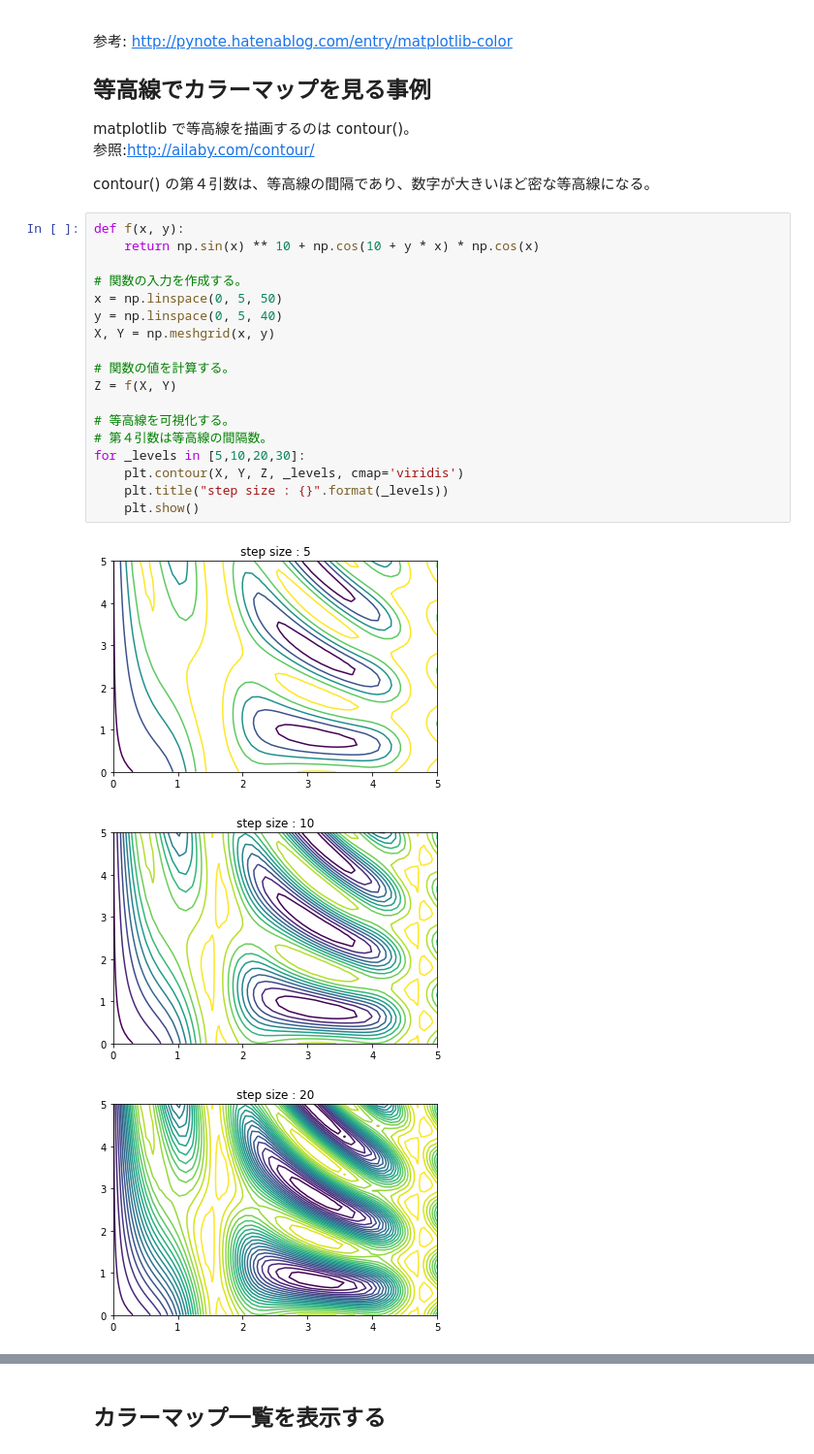
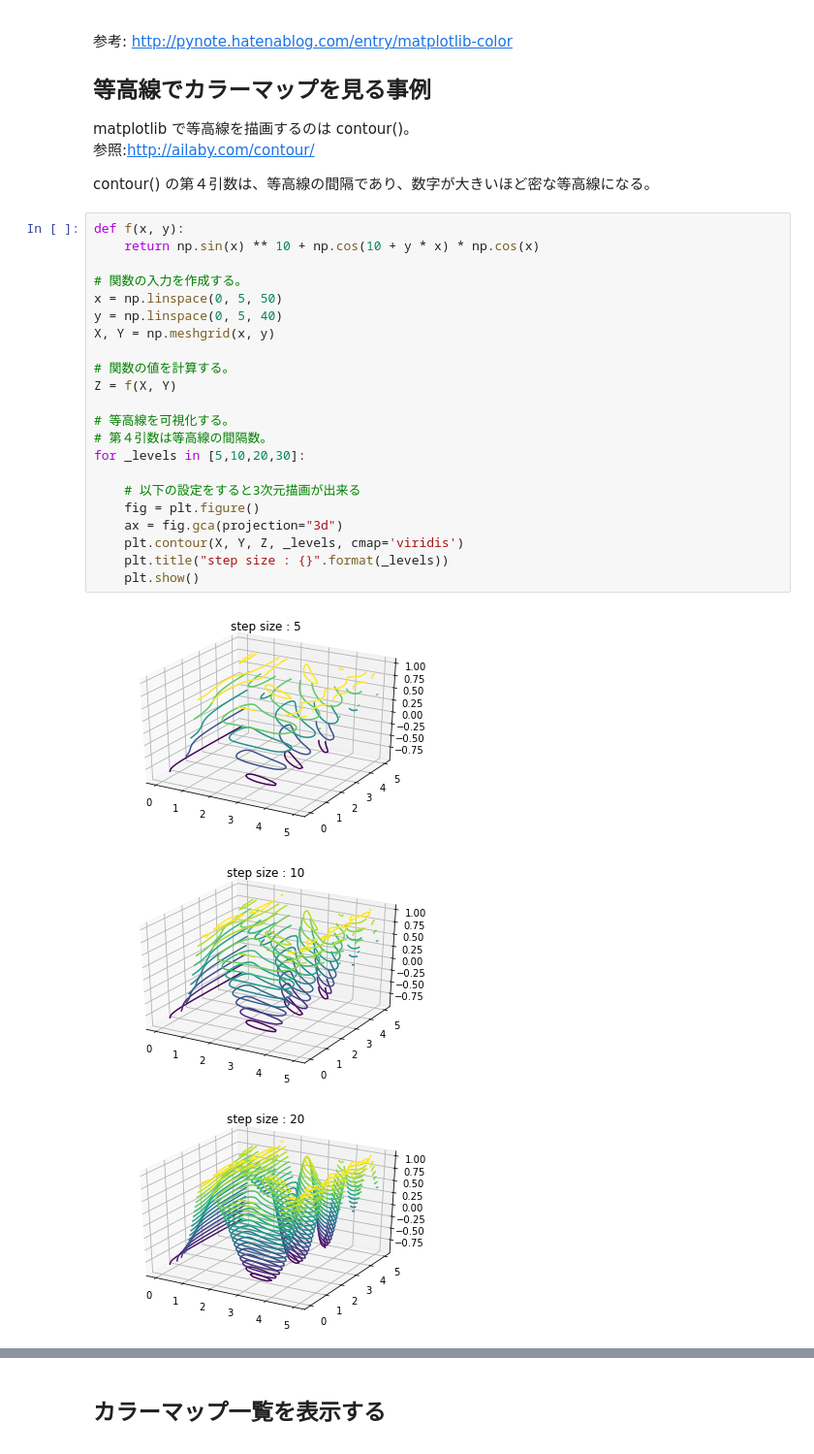
Before and after one commit to tech-inventory/_my_study_history, a Jupyter notebook: datascience/visualization/matplotlib/implement_note_history_01.ipynb, the cells around one changed output, grey strips where cells are left out. Shown: that part at 97% size. Cells and saved outputs as stored; diff of their text form.

```diff
--- a/datascience/visualization/matplotlib/implement_note_history_01.ipynb
+++ b/datascience/visualization/matplotlib/implement_note_history_01.ipynb
@@ -188,22 +191,26 @@ contour() の第４引数は、等高線の間隔であり、数字が大きい
 # %%
 def f(x, y):
     return np.sin(x) ** 10 + np.cos(10 + y * x) * np.cos(x)
 
 # 関数の入力を作成する。
 x = np.linspace(0, 5, 50)
 y = np.linspace(0, 5, 40)
 X, Y = np.meshgrid(x, y)
 
 # 関数の値を計算する。
 Z = f(X, Y)
 
 # 等高線を可視化する。
 # 第４引数は等高線の間隔数。
 for _levels in [5,10,20,30]:
+
+    # 以下の設定をすると3次元描画が出来る
+    fig = plt.figure()
+    ax = fig.gca(projection="3d")
     plt.contour(X, Y, Z, _levels, cmap='viridis')
     plt.title("step size : {}".format(_levels))
     plt.show()
 # %% [output]
-[figure, old version]
+[figure, new version]
-[figure, old version]
+[figure, new version]
-[figure, old version]
+[figure, new version]
```
Also changed, not shown: parts of 5 cells of this notebook.
